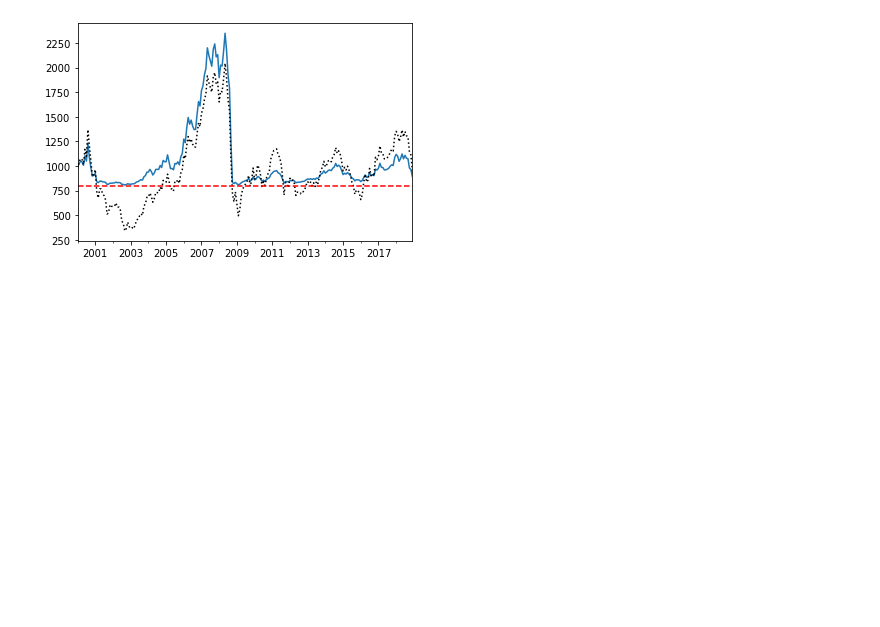
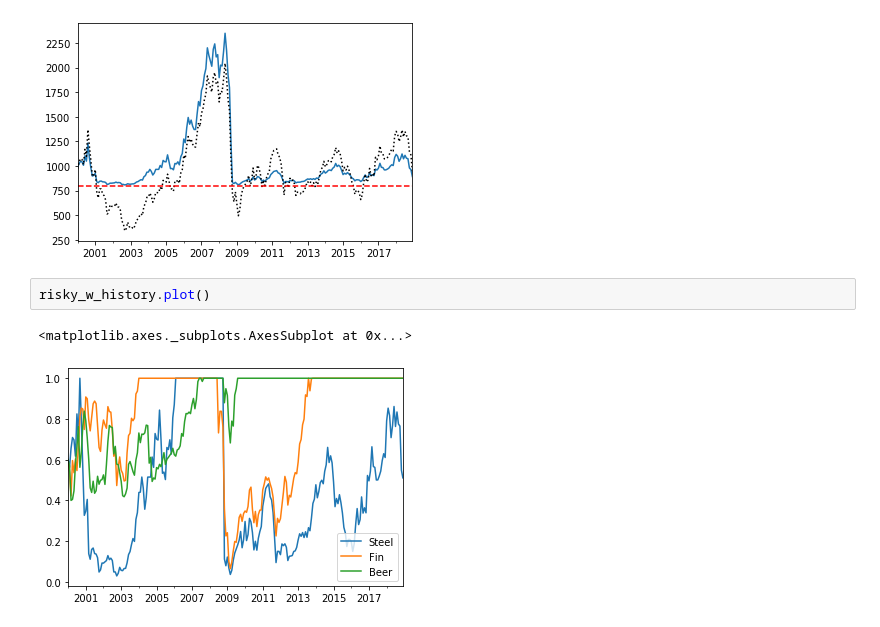
Before and after one commit to Abmiester/investment_management, a Jupyter notebook: cppi and drawdown constraints.ipynb, the cells around one changed output. Drawn from its saved outputs; the diff is of its cells as text; blank space fills up the shorter version.

```diff
--- a/cppi and drawdown constraints.ipynb
+++ b/cppi and drawdown constraints.ipynb
@@ -104,3 +104,8 @@ ax.axhline(y=floor_value, color='r', linestyle='--')
 # %% [output]
 <matplotlib.lines.Line2D at 0x...>
 [figure]
+# %%
+risky_w_history.plot()
+# %% [output]
+<matplotlib.axes._subplots.AxesSubplot at 0x...>
+[figure, added]
```
Also changed, not shown: parts of 12 cells of this notebook, 1 other file.
